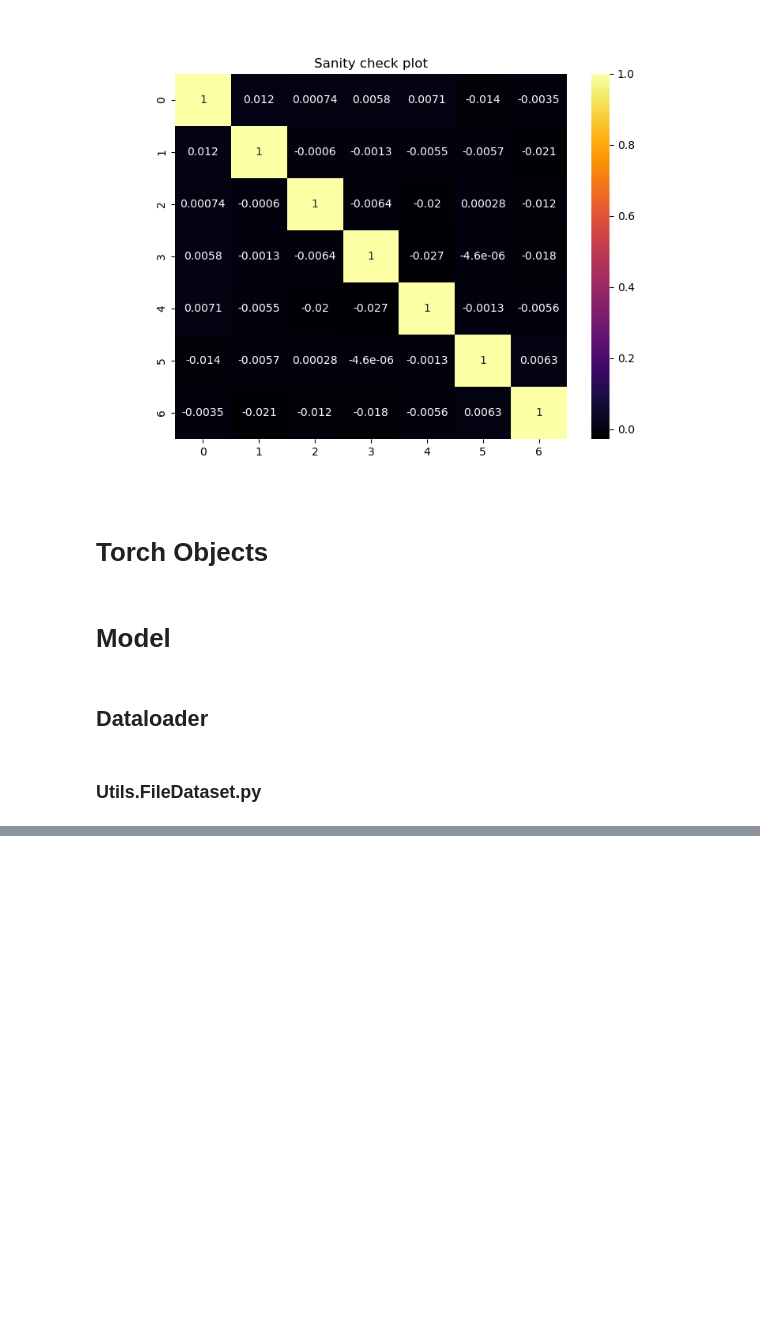
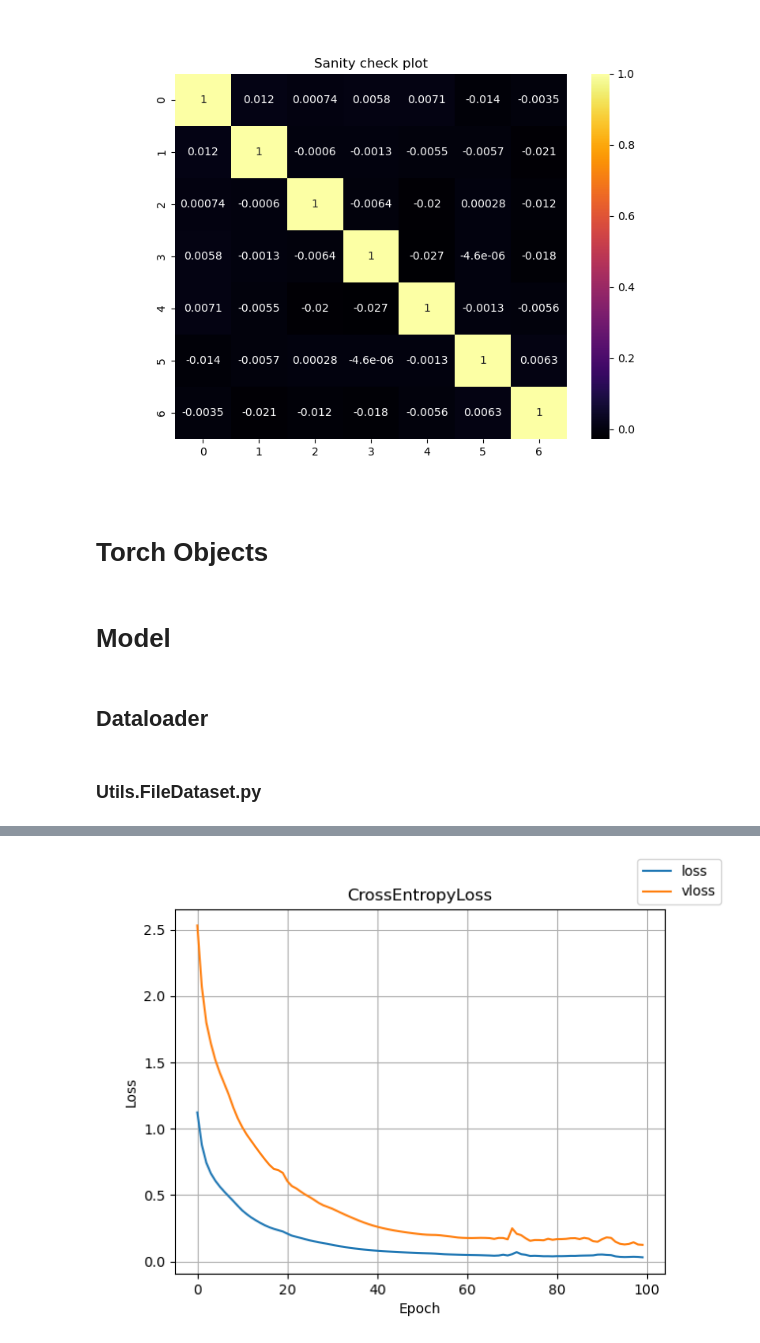
Before and after one commit to Pedrofran682/ml_project, a Jupyter notebook: src/Crop_recommendation.ipynb, the cells around one changed output, grey strips where cells are left out. Drawn from its saved outputs; the diff is of its cells as text; code cells hidden in the pictures; blank space fills up the shorter version.

```diff
--- a/src/Crop_recommendation.ipynb
+++ b/src/Crop_recommendation.ipynb
@@ -483,0 +469,16 @@ LOSS train 0.024091596016660333 valid 0.10951334238052368
+# %%
+fig, ax = plt.subplots()
+
+ax.plot(trainer.model_results["epoch"],
+       trainer.model_results["loss"], label="loss")
+ax.plot(trainer.model_results["epoch"],
+       trainer.model_results["vloss"], label="vloss")
+
+ax.set_xlabel("Epoch")
+ax.set_ylabel("Loss")
+fig.legend()
+ax.grid()
+ax.set_title("CrossEntropyLoss")
+plt.show()
+# %% [output]
+[figure, added]
```
Also changed, not shown: parts of 5 cells of this notebook.
